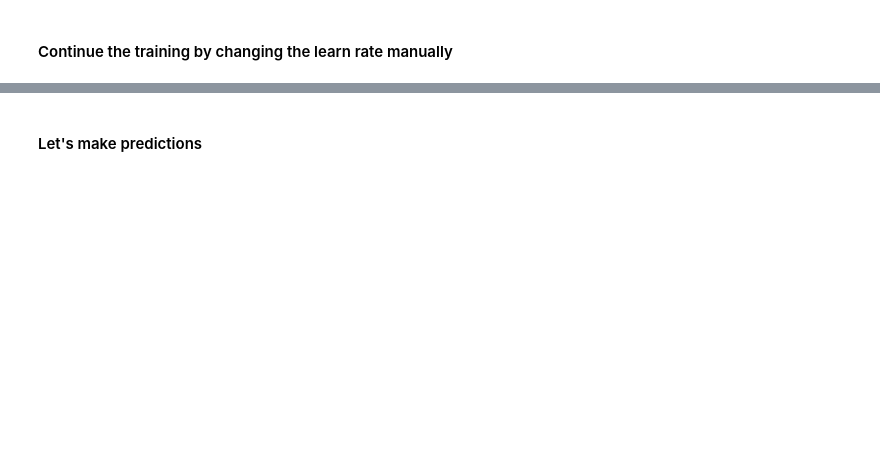
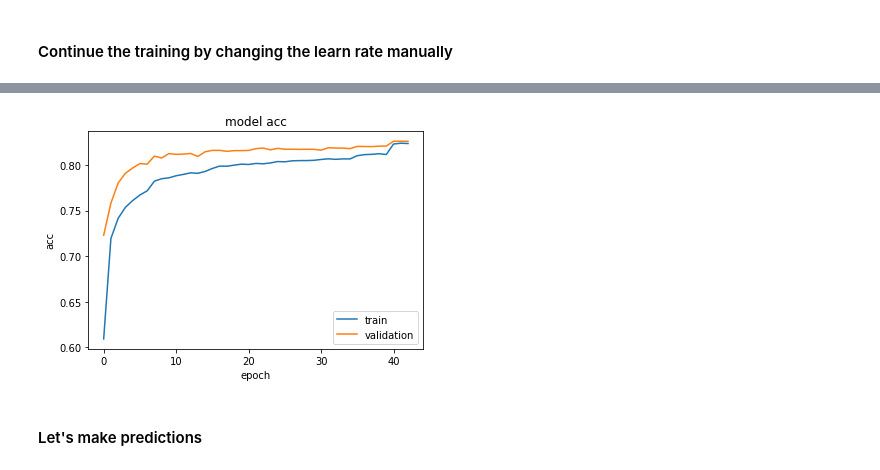
Before and after one commit to jurneo/dl_devcourse_projects, a Jupyter notebook: mini-challenge01/Mini-challenge-01.ipynb, the cells around one changed output, grey strips where cells are left out. Cells and saved outputs as stored; diff of their text form; code cells hidden in the pictures; blank space fills up the shorter version.

```diff
--- a/mini-challenge01/Mini-challenge-01.ipynb
+++ b/mini-challenge01/Mini-challenge-01.ipynb
@@ -202,16 +212,18 @@ It looks like the model is overfitting. The next step is to play around the lear
 #### Continue the training by changing the learn rate manually
 # %%
 model = keras.models.load_model('modelqd.h5')
+
+train_epochs = 43
 # %%
 def step_decay1(epoch):
-    return 0.0001
+    return 0.000001
 
 lrate=LearningRateScheduler(step_decay1)
 
-history = model.fit(x_train, y_train,
+history1 = model.fit(x_train, y_train,
                     batch_size = batch_sizes,
-                    epochs = 270, verbose = 1,
-                    initial_epoch = 264,
+                    epochs = train_epochs, verbose = 1,
+                    initial_epoch = 40,
                     validation_data=(x_test, y_test),
                     callbacks=[lrate])
 # %% [output]
@@ -242,5 +248,11 @@ Model Loss = 0.38
 # %%
 model.save('modelqd.h5')
+# %%
+history1.history['acc'] = history.history['acc'] + history1.history['acc']
+history1.history['val_acc'] = history.history['val_acc'] + history1.history['val_acc']
+plot_train(history1)
+# %% [output]
+[figure, added]
 # %% [markdown]
 #### Let's make predictions
 # %%
```
Also changed, not shown: parts of 16 cells of this notebook, 1 other file.
